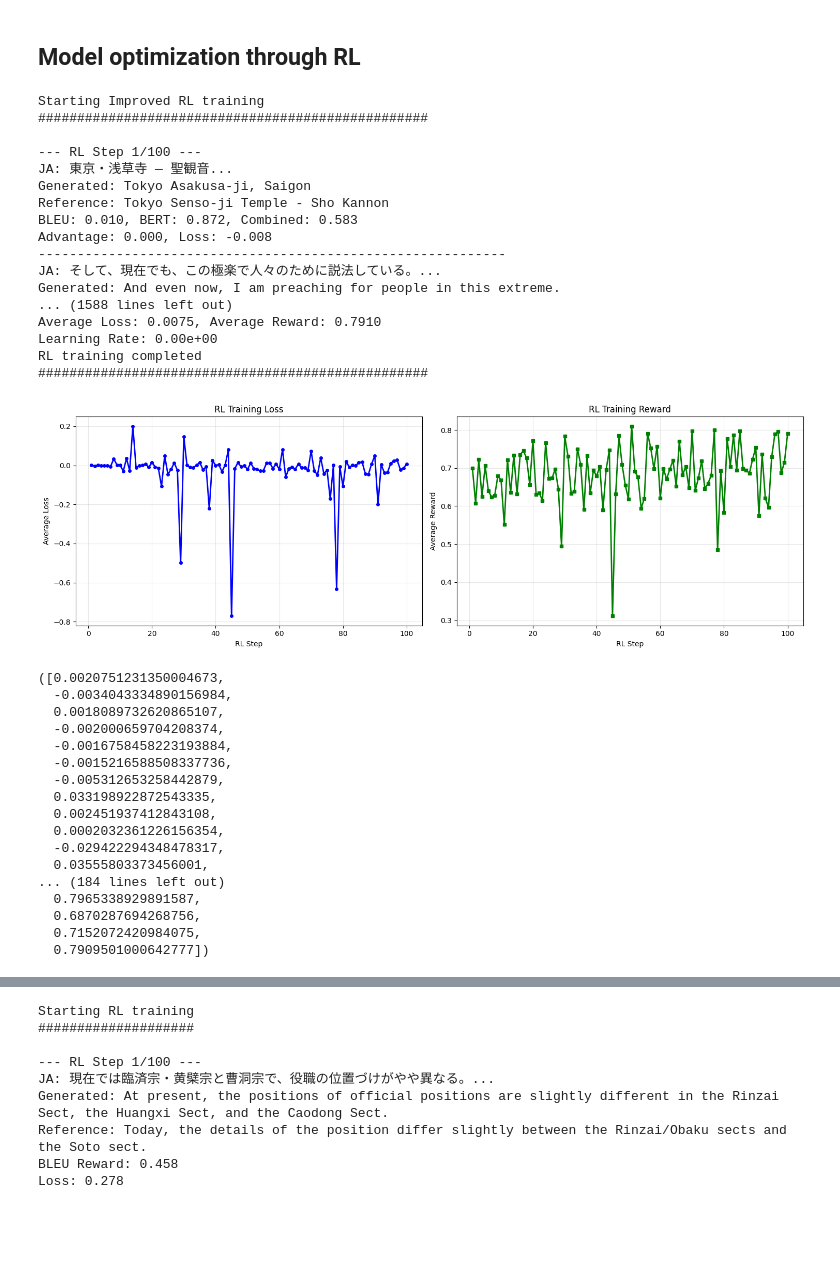
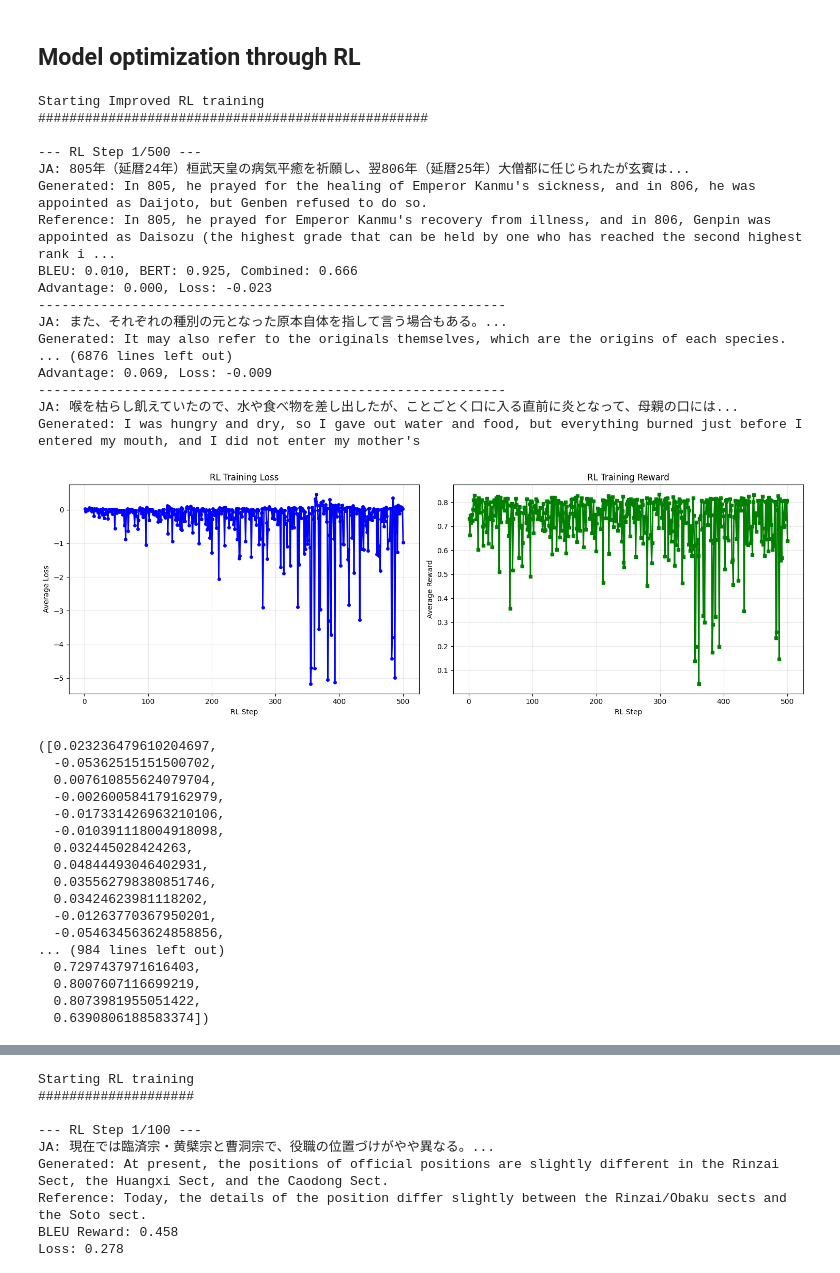
Before and after one commit to LaraN01/CAS_NLP, a Jupyter notebook: Projects/machine_translation.ipynb, the cells around one changed output, grey strips where cells are left out. Cells and saved outputs as stored; diff of their text form; code cells hidden in the pictures; blank space fills up the shorter version.

```diff
--- a/Projects/machine_translation.ipynb
+++ b/Projects/machine_translation.ipynb
@@ -1331,43 +1331,43 @@ def run_improved_rl_training(model, tokenizer, X_train, y_train, num_steps=100):
 
     return losses, rewards
 # %%
-run_improved_rl_training(model=model_RL, tokenizer=tokenizer, X_train=X_train, y_train=y_train, num_steps=100)
+run_improved_rl_training(model=model_RL, tokenizer=tokenizer, X_train=X_train, y_train=y_train, num_steps=500)
 # %% [output]
 Starting Improved RL training
 ##################################################
 
---- RL Step 1/100 ---
-JA: 東京・浅草寺 ― 聖観音...
-Generated: Tokyo Asakusa-ji, Saigon
-Reference: Tokyo Senso-ji Temple - Sho Kannon
-BLEU: 0.010, BERT: 0.872, Combined: 0.583
-Advantage: 0.000, Loss: -0.008
+--- RL Step 1/500 ---
+JA: 805年（延暦24年）桓武天皇の病気平癒を祈願し、翌806年（延暦25年）大僧都に任じられたが玄賓は...
+Generated: In 805, he prayed for the healing of Emperor Kanmu's sickness, and in 806, he was appointed as Daijoto, but Genben refused to do so.
+Reference: In 805, he prayed for Emperor Kanmu's recovery from illness, and in 806, Genpin was appointed as Daisozu (the highest grade that can be held by one who has reached the second highest rank i ...
+BLEU: 0.010, BERT: 0.925, Combined: 0.666
+Advantage: 0.000, Loss: -0.023
 ------------------------------------------------------------
-JA: そして、現在でも、この極楽で人々のために説法している。...
-Generated: And even now, I am preaching for people in this extreme.
-... (1588 lines left out)
-Average Loss: 0.0075, Average Reward: 0.7910
-Learning Rate: 0.00e+00
-RL training completed
-##################################################
+JA: また、それぞれの種別の元となった原本自体を指して言う場合もある。...
+Generated: It may also refer to the originals themselves, which are the origins of each species.
+... (6876 lines left out)
+Advantage: 0.069, Loss: -0.009
+------------------------------------------------------------
+JA: 喉を枯らし飢えていたので、水や食べ物を差し出したが、ことごとく口に入る直前に炎となって、母親の口には...
+Generated: I was hungry and dry, so I gave out water and food, but everything burned just before I entered my mouth, and I did not enter my mother's
-[figure, old version]
+[figure, new version]
-([0.0020751231350004673,
-  -0.0034043334890156984,
-  0.0018089732620865107,
-  -0.002000659704208374,
-  -0.0016758458223193884,
-  -0.0015216588508337736,
-  -0.005312653258442879,
-  0.033198922872543335,
-  0.002451937412843108,
-  0.0002032361226156354,
-  -0.029422294348478317,
-  0.03555803373456001,
-... (184 lines left out)
-  0.7965338929891587,
-  0.6870287694268756,
-  0.7152072420984075,
-  0.7909501000642777])
+([0.023236479610204697,
+  -0.05362515151500702,
+  0.007610855624079704,
+  -0.002600584179162979,
+  -0.017331426963210106,
+  -0.010391118004918098,
+  0.032445028424263,
+  0.04844493046402931,
+  0.035562798380851746,
+  0.03424623981118202,
+  -0.01263770367950201,
+  -0.054634563624858856,
+... (984 lines left out)
+  0.7297437971616403,
+  0.8007607116699219,
+  0.8073981955051422,
+  0.6390806188583374])
 # %%
 optimized_results = utils.evaluate_model(model_RL, tokenizer, X_test, y_test, max_samples=100)
 # %% [output]
```
Also changed, not shown: parts of 2 cells of this notebook, 3 other files.
